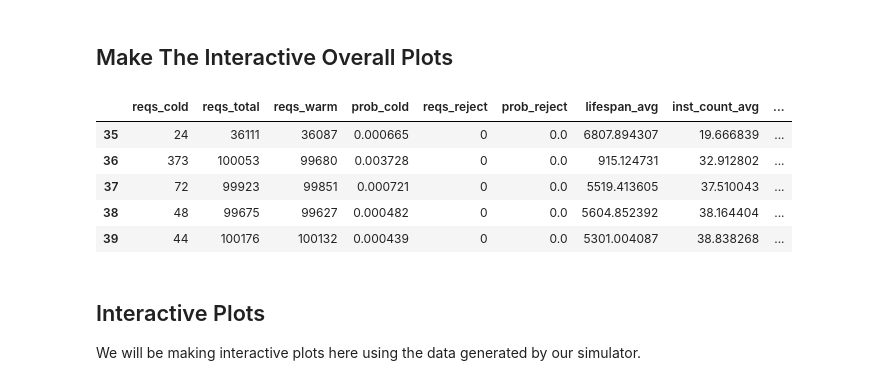
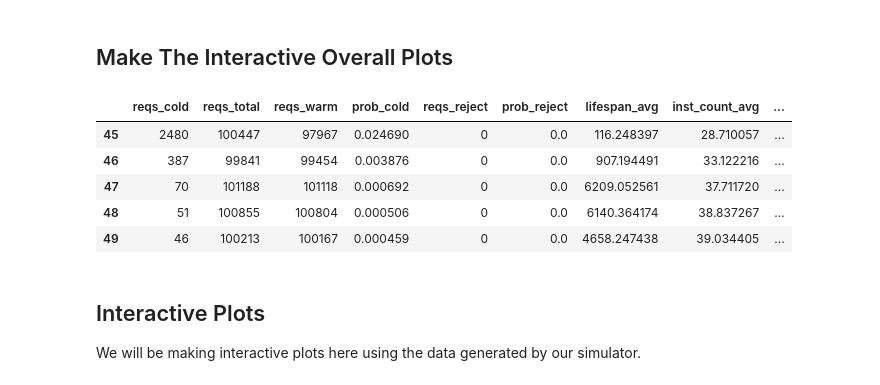
Before and after one commit to pacslab/simfaas, a Jupyter notebook: examples/08-plotly-interactive-plots.ipynb, the cells around one changed output. Drawn from its saved outputs; the diff is of its cells as text; code cells hidden in the pictures.

```diff
--- a/examples/08-plotly-interactive-plots.ipynb
+++ b/examples/08-plotly-interactive-plots.ipynb
@@ -96,26 +96,26 @@ fig.update_layout(title="Instance Counts Over Time", xaxis=dict(title="Time (min
 # %%
 # Plot characteristics for different arrival rates and expiration thresholds
 num_arrival_rates = 10
-exp_thresholds = [60, 600, 1200, 1800]
-exp_threshold_labels = ["1 min", "10 min", "20 min", "30 min"]
+exp_thresholds = [10, 60, 600, 1200, 1800]
+exp_threshold_labels = ["10 sec", "1 min", "10 min", "20 min", "30 min"]
 input_data['arrival_rate'] = list(np.repeat(np.logspace(-3,1,num_arrival_rates), len(exp_thresholds)))
 input_data['expiration_threshold'] = exp_thresholds * num_arrival_rates
 input_data['expiration_threshold_labels'] = exp_threshold_labels * num_arrival_rates
 
 df = pd.DataFrame(data=input_data).reset_index(drop=True)
 
 def generate_trace_apply(x):
     return pd.Series(generate_trace_api(x.to_dict()))
 
 df = df.progress_apply(generate_trace_apply, axis=1)
 df.tail()
 # %% [output]
 |  | reqs_cold | reqs_total | reqs_warm | prob_cold | reqs_reject | prob_reject | lifespan_avg | inst_count_avg | ... |
-| 35 | 24 | 36111 | 36087 | 0.000665 | 0 | 0.0 | 6807.894307 | 19.666839 | ... |
-| 36 | 373 | 100053 | 99680 | 0.003728 | 0 | 0.0 | 915.124731 | 32.912802 | ... |
-| 37 | 72 | 99923 | 99851 | 0.000721 | 0 | 0.0 | 5519.413605 | 37.510043 | ... |
-| 38 | 48 | 99675 | 99627 | 0.000482 | 0 | 0.0 | 5604.852392 | 38.164404 | ... |
-| 39 | 44 | 100176 | 100132 | 0.000439 | 0 | 0.0 | 5301.004087 | 38.838268 | ... |
+| 45 | 2480 | 100447 | 97967 | 0.024690 | 0 | 0.0 | 116.248397 | 28.710057 | ... |
+| 46 | 387 | 99841 | 99454 | 0.003876 | 0 | 0.0 | 907.194491 | 33.122216 | ... |
+| 47 | 70 | 101188 | 101118 | 0.000692 | 0 | 0.0 | 6209.052561 | 37.711720 | ... |
+| 48 | 51 | 100855 | 100804 | 0.000506 | 0 | 0.0 | 6140.364174 | 38.837267 | ... |
+| 49 | 46 | 100213 | 100167 | 0.000459 | 0 | 0.0 | 4658.247438 | 39.034405 | ... |
 # %%
 # calculate utilizations
 df['utilization_percent'] = df['inst_running_count_avg'] / df['inst_count_avg'] * 100
```
Also changed, not shown: parts of 1 cell of this notebook.
